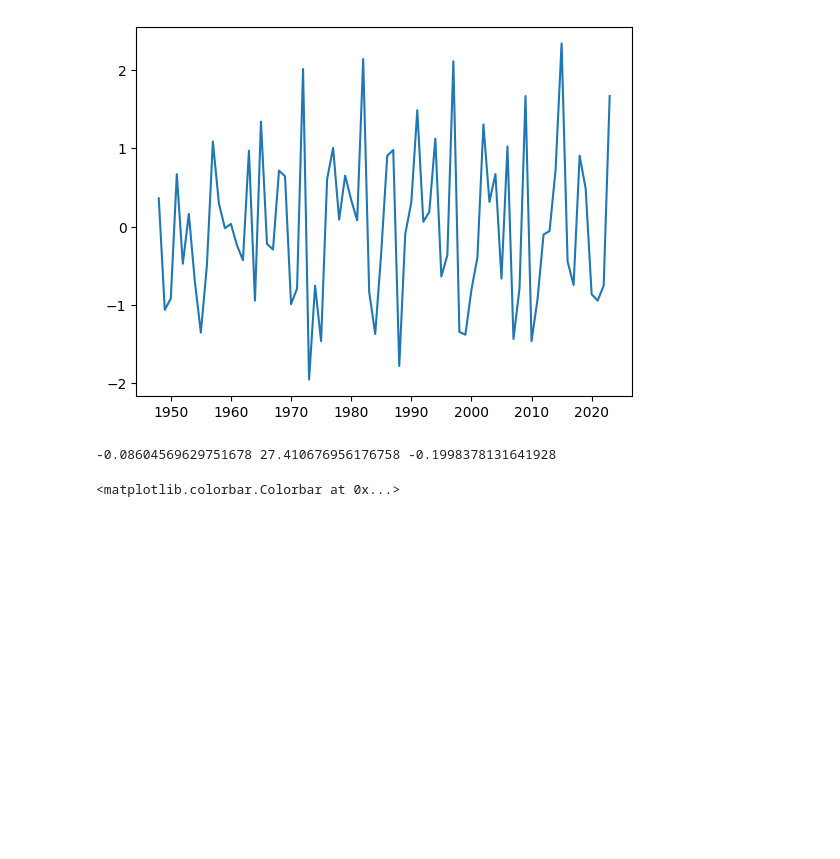
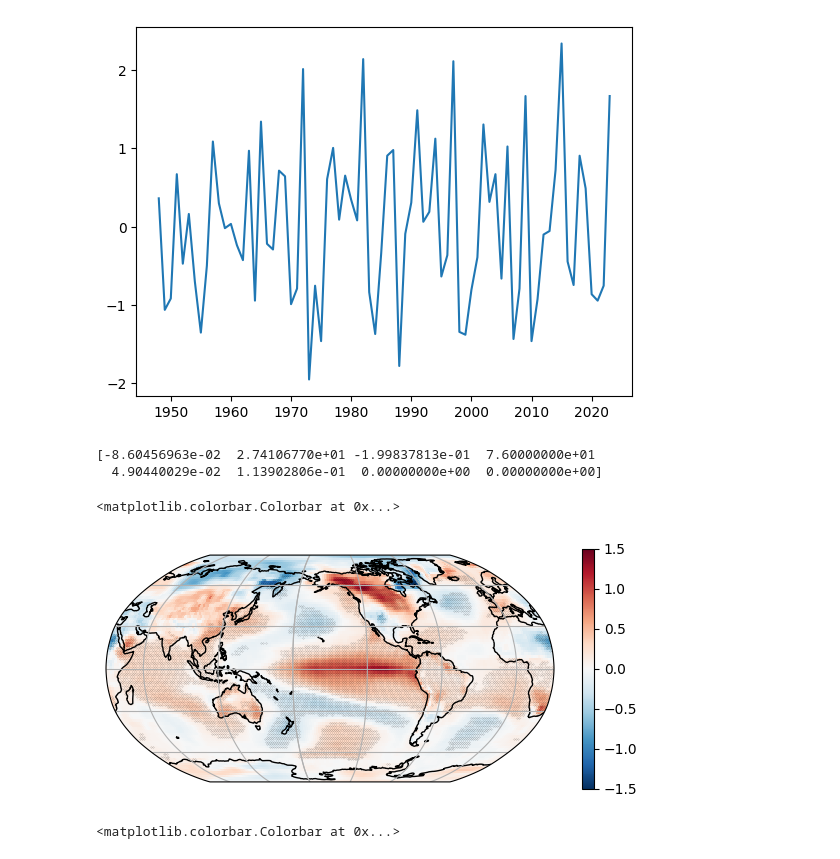
Before and after one commit to takaito1/EAS4821_S2024, a Jupyter notebook: scripts/week9_example.ipynb, the cells around one changed output. Cells and saved outputs as stored; diff of their text form; code cells hidden in the pictures; blank space fills up the shorter version.

```diff
--- a/scripts/week9_example.ipynb
+++ b/scripts/week9_example.ipynb
@@ -41,11 +57,28 @@ ds = xr.open_dataset('/content/drive/MyDrive/EAS2655_4821/air.2m.mon.mean.nc')
 # %%
 # define a function to calculate regression / correlation coefficients
-def regrcorr(X,Y):
+def regrcorr(X,Y,CL):
+    alp = 1-CL/100
     c=np.cov(X,Y)
     a=c[0,1]/c[0,0]
     b=np.mean(Y)-a*np.mean(X)
     r=c[0,1]/np.sqrt(c[0,0]*c[1,1])
-    return a,b,r
+    Neff=calc_Neff(X,Y)
+    MSE = np.sum(((a*X+b) - Y)**2)/(Neff-2)
+    SEa = np.sqrt( MSE/np.sum((X-np.mean(X))**2) )
+    SEr = np.sqrt( (1-r**2)/(Neff-2) )
+    ta=np.abs(a)/SEa
+    tr=np.abs(r)/SEr
+    tcrit=stats.t.ppf(1-alp/2,Neff-2)
+    if ta>tcrit:
+        sig_a = 1
+    else:
+        sig_a = 0
+    if tr>tcrit:
+        sig_r = 1
+    else:
+        sig_r = 0
+    output=np.array([a,b,r,Neff,SEa,SEr,sig_a,sig_r])
+    return output
 # %%
 # preparing nino3.4 index data
 #
@@ -67,24 +100,42 @@ nino_1.shape
 X = nino_1
 Y = ds.air[:,40,80].sel(time=(ds.time.dt.month==12)).to_numpy() - 273.15 # convert to degC
 # %%
-a,b,r = regrcorr(X,Y)
-print(a,b,r)
+output = regrcorr(X,Y,95)
+print(output)
 # %% [output]
--0.08604569629751678 27.410676956176758 -0.1998378131641928
+[-8.60456963e-02  2.74106770e+01 -1.99837813e-01  7.60000000e+01
+  4.90440029e-02  1.13902806e-01  0.00000000e+00  0.00000000e+00]
 # %%
 # loop over long and lat
 Nx = ds.dims['lon']
 Ny = ds.dims['lat']
-output = np.zeros((3,Ny,Nx))
+output = np.zeros((8,Ny,Nx))
 air = ds.air.sel(time=(ds.time.dt.month==12)).to_numpy()-273.15
 for nx in range(Nx):
     for ny in range(Ny):
         Y=air[:,ny,nx]
         X = nino_1
-        a,b,r = regrcorr(X,Y)
-        output[0,ny,nx]=a
-        output[1,ny,nx]=b
-        output[2,ny,nx]=r
+        output_local = regrcorr(X,Y,95)
+        output[:,ny,nx]=output_local
+# %%
+xx,yy=np.meshgrid(ds.lon,ds.lat)
+xxa=xx[output[6,:,:]==1]
+yya=yy[output[6,:,:]==1]
+xxr=xx[output[7,:,:]==1]
+yyr=yy[output[7,:,:]==1]
+# %%
+fig=plt.figure(figsize=(7,6))
+ax=fig.add_axes([.1,.1,.8,.8],projection=ccrs.Robinson(central_longitude=-150))
+im = ax.pcolormesh(ds.lon,ds.lat,output[0,:,:],cmap='RdBu_r',vmin=-1.5,vmax=1.5,
+              transform=ccrs.PlateCarree())
+plt.plot(xxa,yya,'.',transform=ccrs.PlateCarree(),
+         markersize=.3,color='k',alpha=.5)
+ax.coastlines()
+ax.gridlines()
+plt.colorbar(im,ax=ax,location='right',shrink=.5)
+# %% [output]
+<matplotlib.colorbar.Colorbar at 0x...>
+[figure, added]
 # %%
 fig=plt.figure(figsize=(7,6))
 ax=fig.add_axes([.1,.1,.8,.8],projection=ccrs.Robinson(central_longitude=-150))
```
Also changed, not shown: parts of 4 cells of this notebook.
